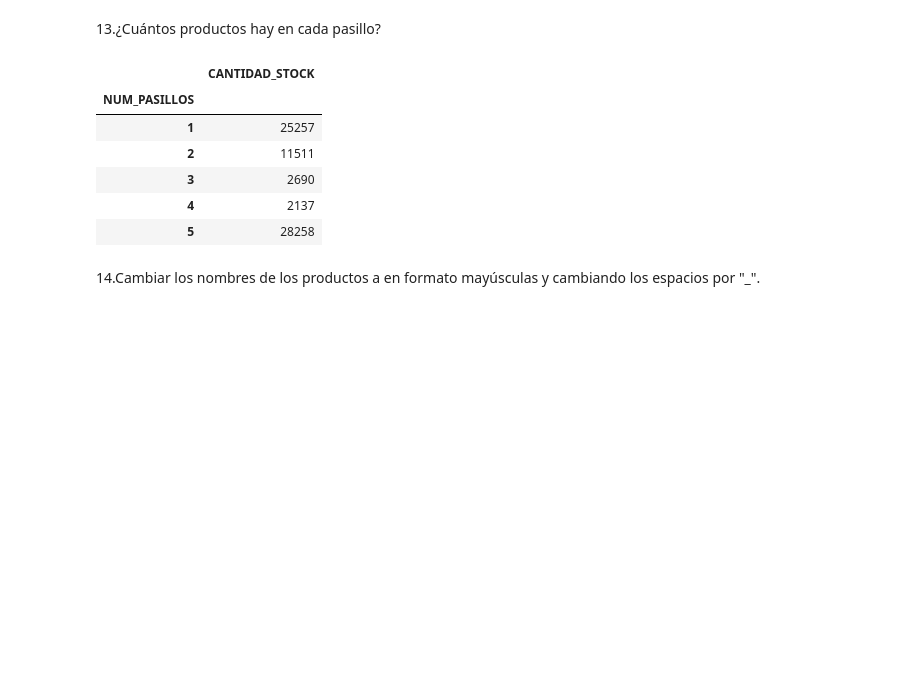
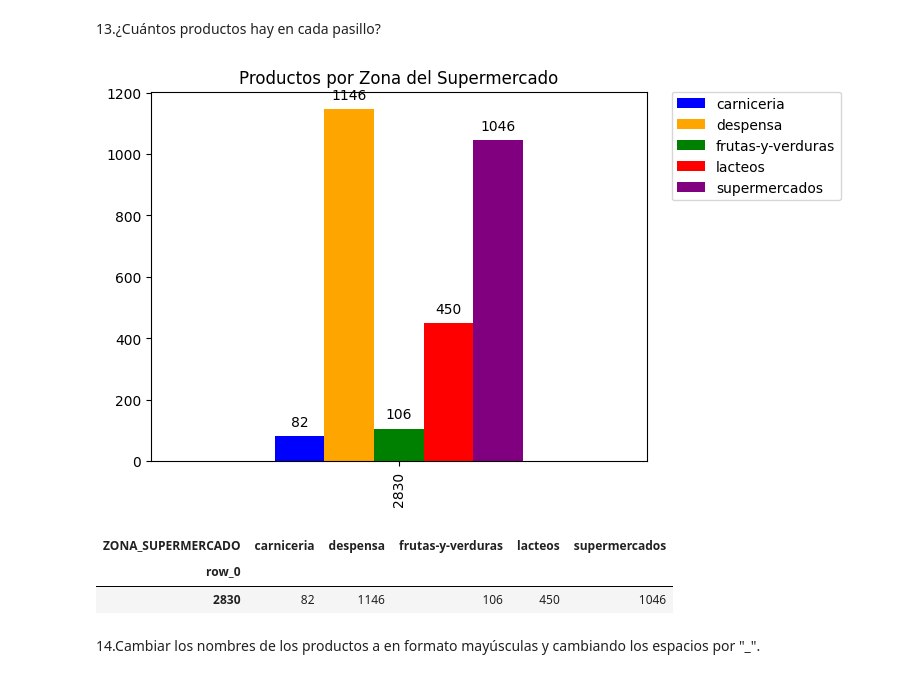
Before and after one commit to Bubu52/AMACOR_SUPERMARKET, a Jupyter notebook: Preguntas resueltas v.1.1.ipynb, the cells around one changed output. Saved outputs shown, nothing was run; the diff lists cells and outputs as text; code cells hidden in the pictures; blank space fills up the shorter version.

```diff
--- a/Preguntas resueltas v.1.1.ipynb
+++ b/Preguntas resueltas v.1.1.ipynb
@@ -328,16 +331,24 @@ df.groupby('MARCA')[['NOMBRE_PRODUCTO','CANTIDAD_STOCK']].max().sort_values(by='
 | Calo | Margarina light 500 g | 50 |
 # %% [markdown]
 13.¿Cuántos productos hay en cada pasillo?
-# %%
-df.groupby('NUM_PASILLOS')[['CANTIDAD_STOCK']].sum()
-# %% [output]
-|  | CANTIDAD_STOCK |
-| NUM_PASILLOS |  |
-| 1 | 25257 |
-| 2 | 11511 |
-| 3 | 2690 |
-| 4 | 2137 |
-| 5 | 28258 |
+# %%
+cross_table_grf_prdctos_ZS= pd.crosstab(df['NOMBRE_PRODUCTO'].value_counts().sum(),df['ZONA_SUPERMERCADO'])
+colores = ['blue', 'orange','green', 'red', 'purple']
+grf_prdctos_ZS=cross_table_grf_prdctos_ZS.plot(kind='bar',color=colores,title='Productos por Zona del Supermercado',legend=True)
+grf_prdctos_ZS.legend(bbox_to_anchor=(1.05, 1), loc='upper left', borderaxespad=0., ncol=1)
+grf_prdctos_ZS.set_xlabel(None)
+for p in grf_prdctos_ZS.patches:
+    grf_prdctos_ZS.annotate(str(p.get_height()), (p.get_x() + p.get_width() / 2., p.get_height()), ha='center', va='center', xytext=(0, 10), textcoords='offset points')
+
+plt.show()
+# %% [output]
+[figure, added]
+# %%
+cross_table
+# %% [output]
+| ZONA_SUPERMERCADO | carniceria | despensa | frutas-y-verduras | lacteos | supermercados |
+| row_0 |  |  |  |  |  |
+| 2830 | 82 | 1146 | 106 | 450 | 1046 |
 # %% [markdown]
 14.Cambiar los nombres de los productos a en formato mayúsculas y cambiando los espacios por "_".
 # %%
```
Also changed, not shown: parts of 7 cells of this notebook.
